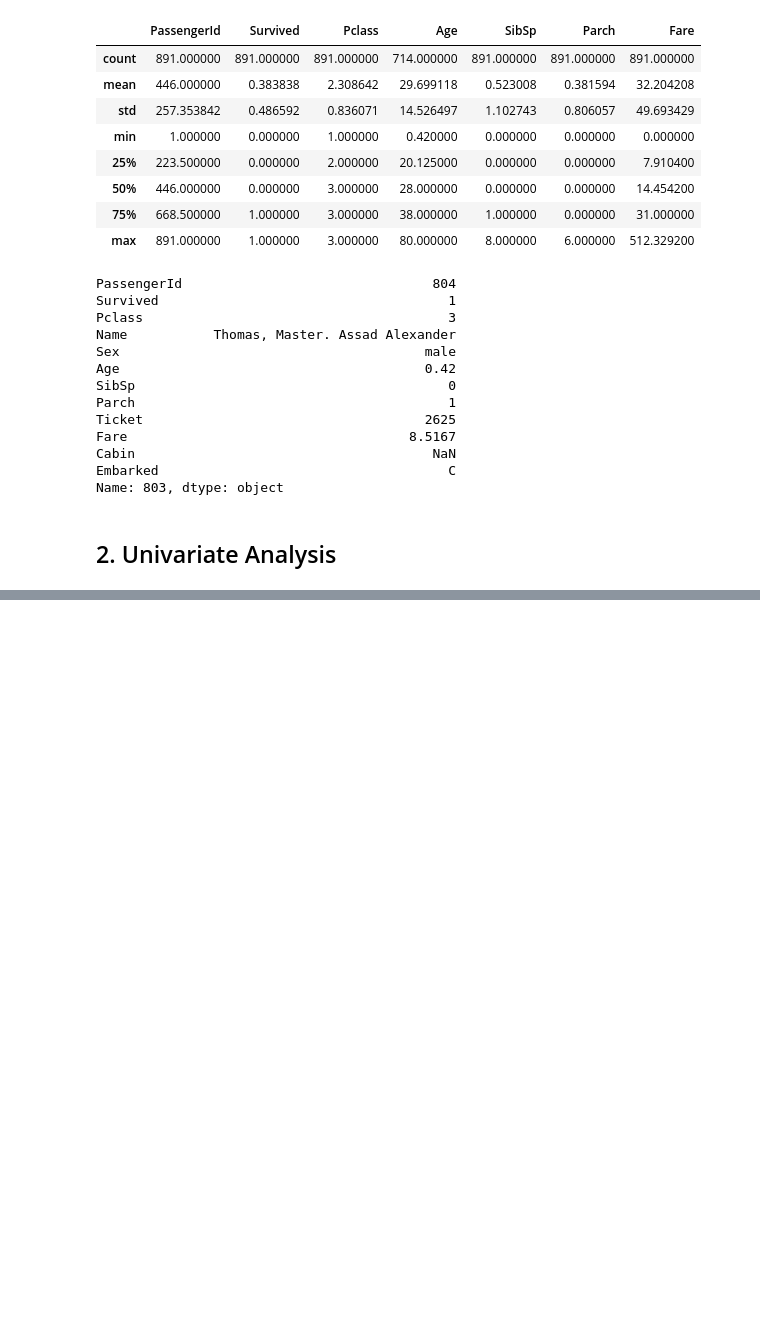
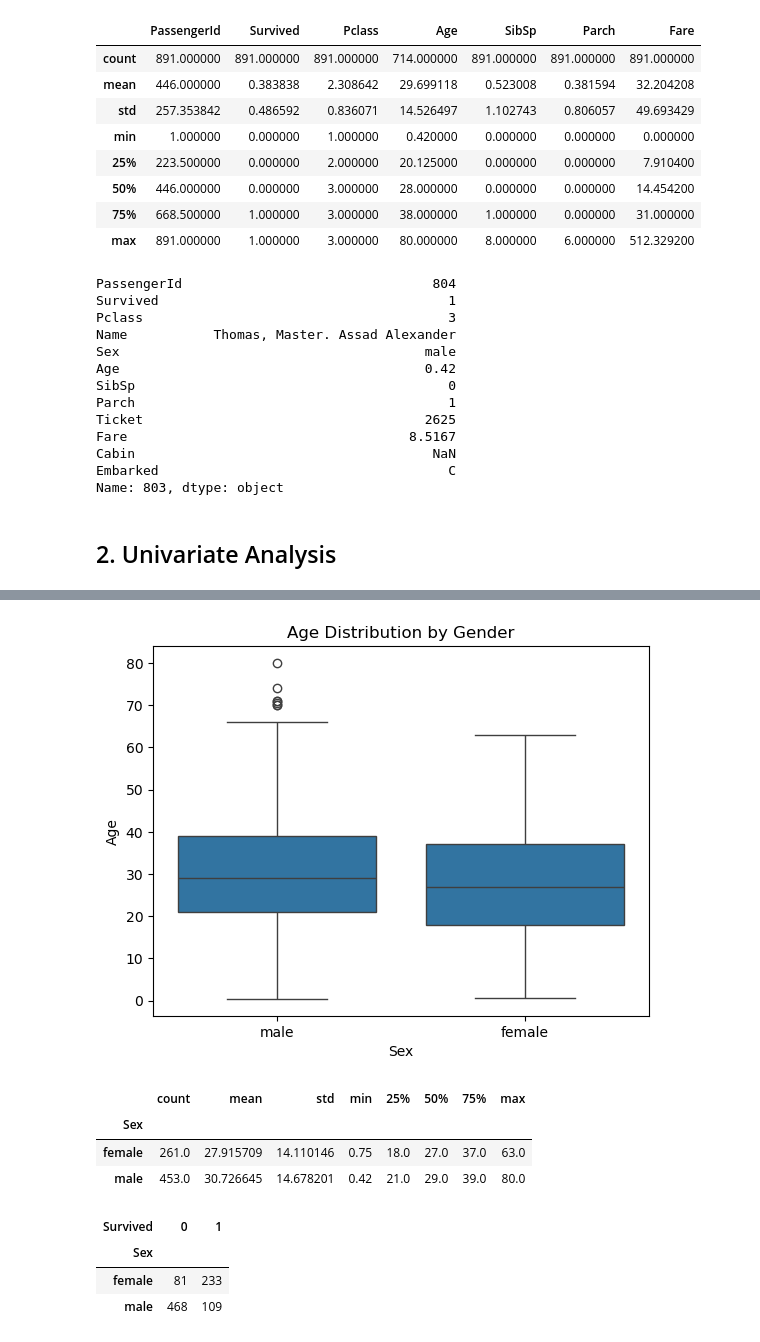
Before and after one commit to manisharavindh/titanic-survival-analysis, a Jupyter notebook: main.ipynb, the cells around one changed output, grey strips where cells are left out. Saved outputs shown, nothing was run; the diff lists cells and outputs as text; code cells hidden in the pictures; blank space fills up the shorter version.

```diff
--- a/main.ipynb
+++ b/main.ipynb
@@ -125,0 +158,20 @@ Name: count, dtype: int64
+# %%
+sns.boxplot(x='Sex', y='Age', data=df)
+plt.title('Age Distribution by Gender')
+plt.show()
+# %% [output]
+[figure, added]
+# %%
+df.groupby('Sex')['Age'].describe()
+# %% [output]
+|  | count | mean | std | min | 25% | 50% | 75% | max |
+| Sex |  |  |  |  |  |  |  |  |
+| female | 261.0 | 27.915709 | 14.110146 | 0.75 | 18.0 | 27.0 | 37.0 | 63.0 |
+| male | 453.0 | 30.726645 | 14.678201 | 0.42 | 21.0 | 29.0 | 39.0 | 80.0 |
+# %%
+pd.crosstab(df['Sex'], df['Survived'])
+# %% [output]
+| Survived | 0 | 1 |
+| Sex |  |  |
+| female | 81 | 233 |
+| male | 468 | 109 |
```
Also changed, not shown: parts of 12 cells of this notebook.
